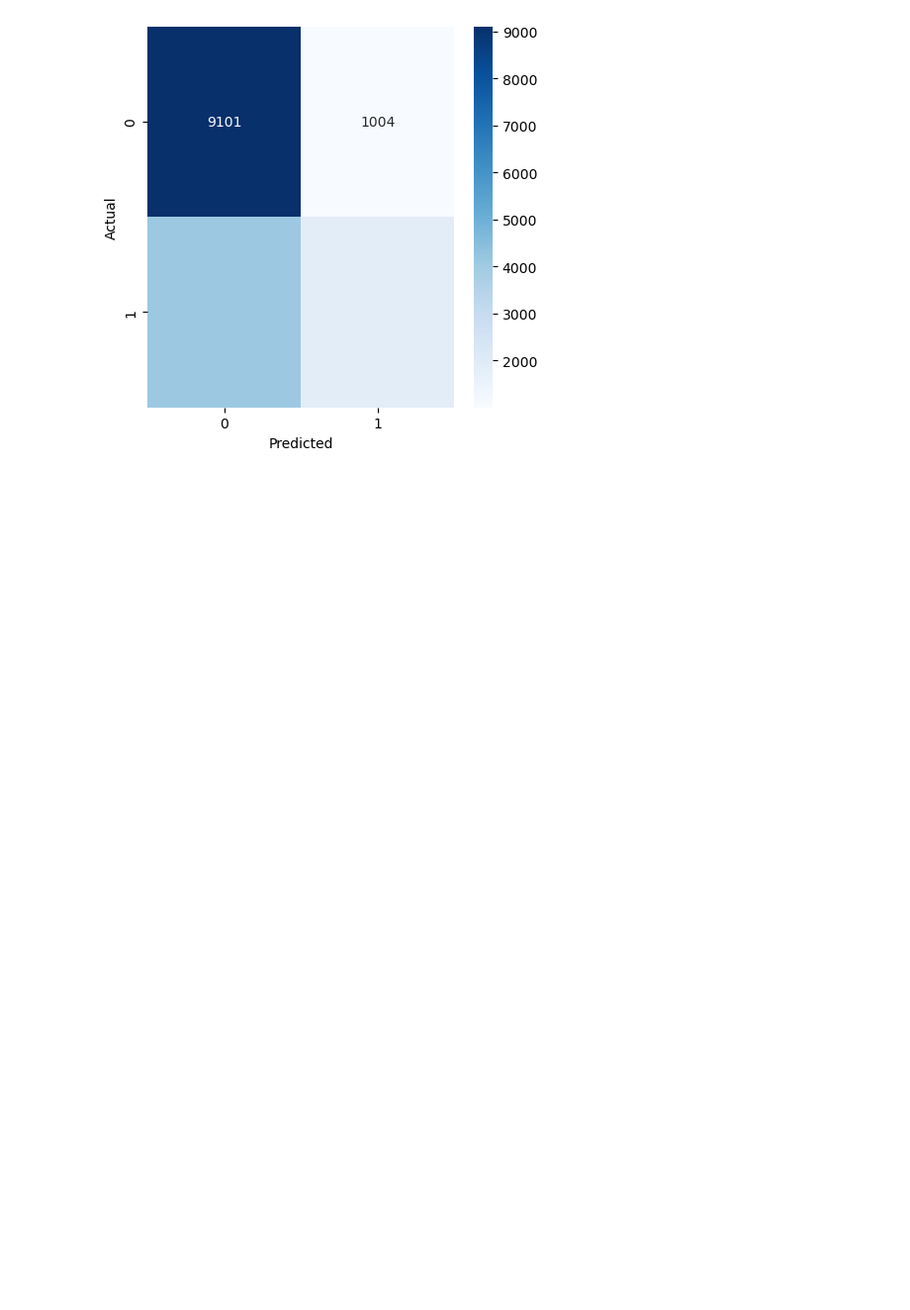
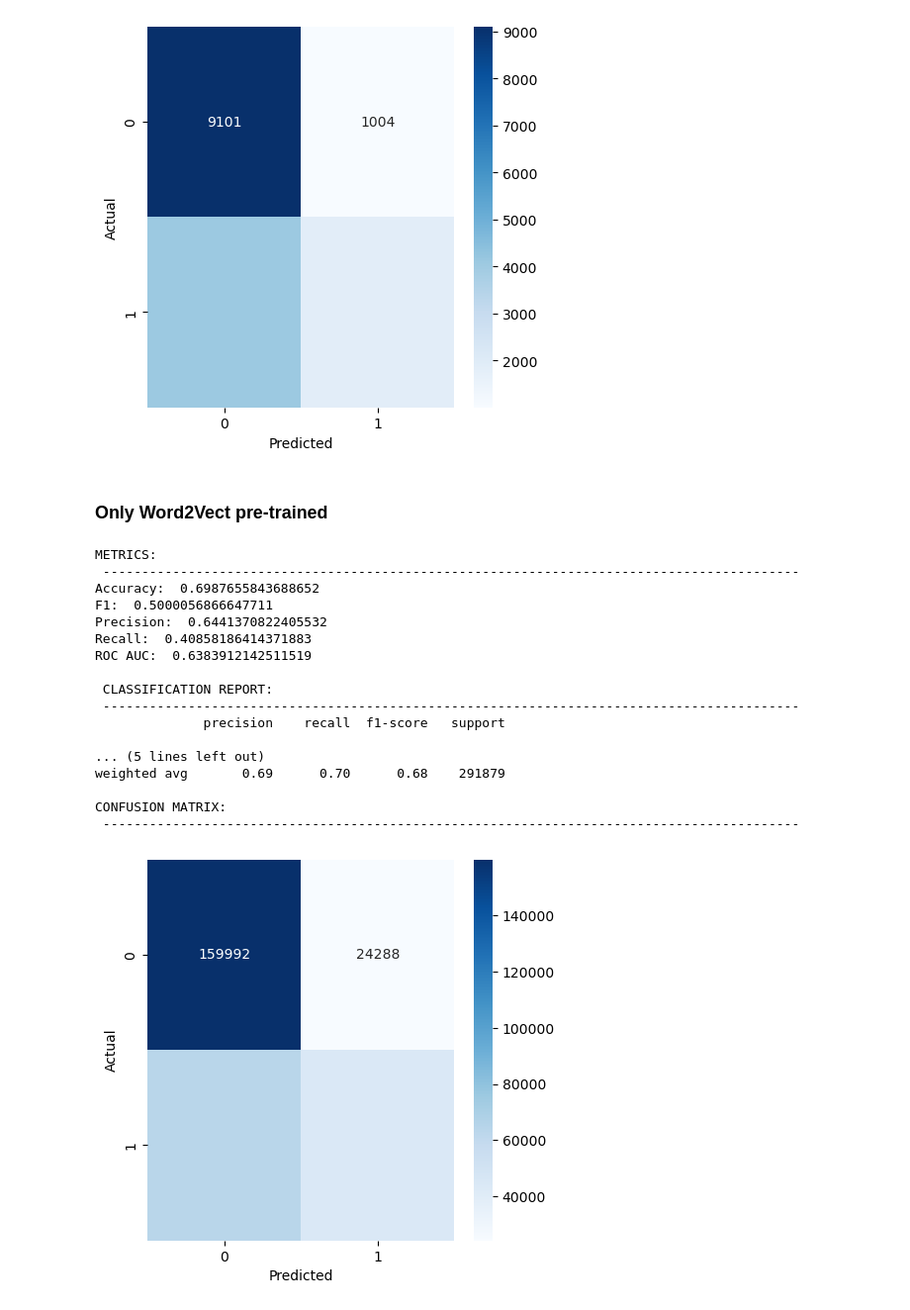
Before and after one commit to ClaudiaValverde/quora-challenge, a Jupyter notebook: reproduce_results.ipynb, the cells around one changed output. Shown at 99% size. Drawn from its saved outputs; the diff is of its cells as text; code cells hidden in the pictures; blank space fills up the shorter version.

Commit message:
Add second logistics on w2v

```diff
--- a/reproduce_results.ipynb
+++ b/reproduce_results.ipynb
@@ -309,3 +309,47 @@ weighted avg       0.68      0.68      0.65     16088
 CONFUSION MATRIX:
  ------------------------------------------------------------------------------------------
 [figure]
+# %% [markdown]
+### Only Word2Vect pre-trained
+# %%
+# load model
+folder = 'word2vect_pre'
+
+with open(f"model/{folder}_solution/{folder}_model.pkl",'rb') as f:
+     logistic4 = pickle.load(f)
+
+# load data
+with open(f'model/{folder}_solution/{folder}_model_X_tr.pkl','rb') as f:
+    X_tr_w2v = pickle.load(f)
+with open(f'model/{folder}_solution/{folder}_model_X_va.pkl','rb') as f:
+    X_va_w2v = pickle.load(f)
+with open(f'model/{folder}_solution/{folder}_model_X_te.pkl','rb') as f:
+    X_te_w2v = pickle.load(f)
+with open(f'model/{folder}_solution/{folder}_model_y_tr.pkl','rb') as f:
+    y_tr_w2v = pickle.load(f)
+with open(f'model/{folder}_solution/{folder}_model_y_va.pkl','rb') as f:
+    y_va_w2v = pickle.load(f)
+with open(f'model/{folder}_solution/{folder}_model_y_te.pkl','rb') as f:
+    y_te_w2v = pickle.load(f)
+# %%
+# train results
+train_metrics4 = evaluate_model(X_tr_w2v, y_tr_w2v, model=logistic4, display=True)
+# %% [output]
+METRICS:
+ ------------------------------------------------------------------------------------------
+Accuracy:  0.6987655843688652
+F1:  0.5000056866647711
+Precision:  0.6441370822405532
+Recall:  0.40858186414371883
+ROC AUC:  0.6383912142511519
+
+ CLASSIFICATION REPORT:
+ ------------------------------------------------------------------------------------------
+              precision    recall  f1-score   support
+
+... (5 lines left out)
+weighted avg       0.69      0.70      0.68    291879
+
+CONFUSION MATRIX:
+ ------------------------------------------------------------------------------------------
+[figure, added]
```
Also changed, not shown: parts of 2 cells of this notebook, 8 other files.
